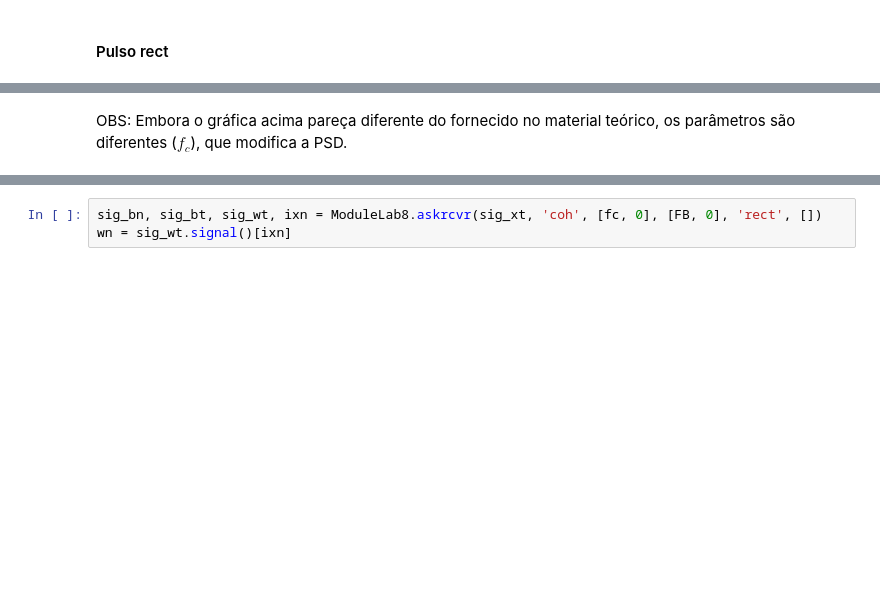
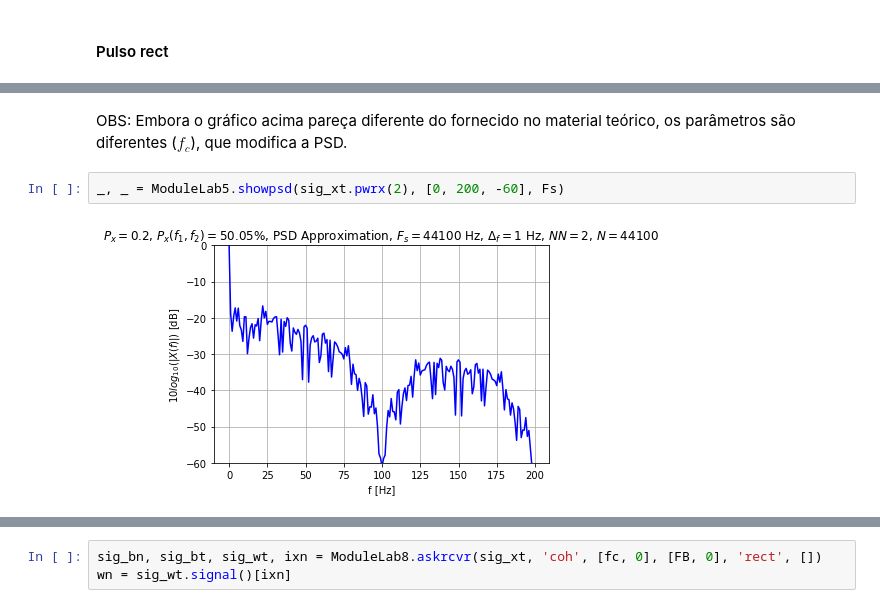
Before and after one commit to rafaelmcam/PeterMathysCommunicationsLab, a Jupyter notebook: Lab8/Lab8.ipynb, the cells around one changed output, grey strips where cells are left out. Cells and saved outputs as stored; diff of their text form; blank space fills up the shorter version.

```diff
--- a/Lab8/Lab8.ipynb
+++ b/Lab8/Lab8.ipynb
@@ -180,2 +180,6 @@ _, _ = ModuleLab5.showpsd(sig_xt.pwrx(2), [-8000, 8000, -60], Fs)
 # %% [markdown]
-OBS: Embora o gráfica acima pareça diferente do fornecido no material teórico, os parâmetros são diferentes ($f_c$), que modifica a PSD.
+OBS: Embora o gráfico acima pareça diferente do fornecido no material teórico, os parâmetros são diferentes ($f_c$), que modifica a PSD.
+# %%
+_, _ = ModuleLab5.showpsd(sig_xt.pwrx(2), [0, 200, -60], Fs)
+# %% [output]
+[figure, added]
```
Also changed, not shown: parts of 65 cells of this notebook.
